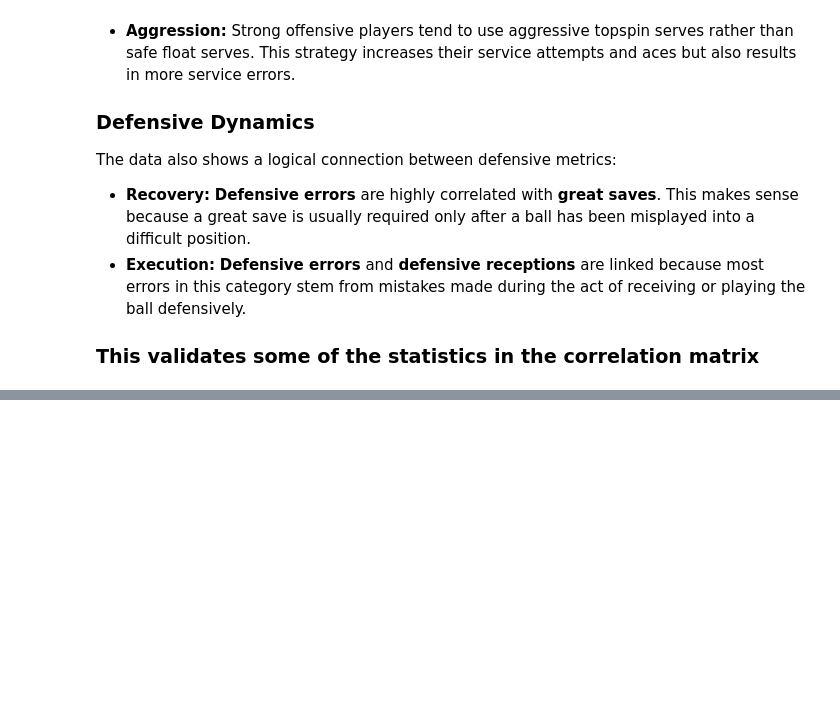
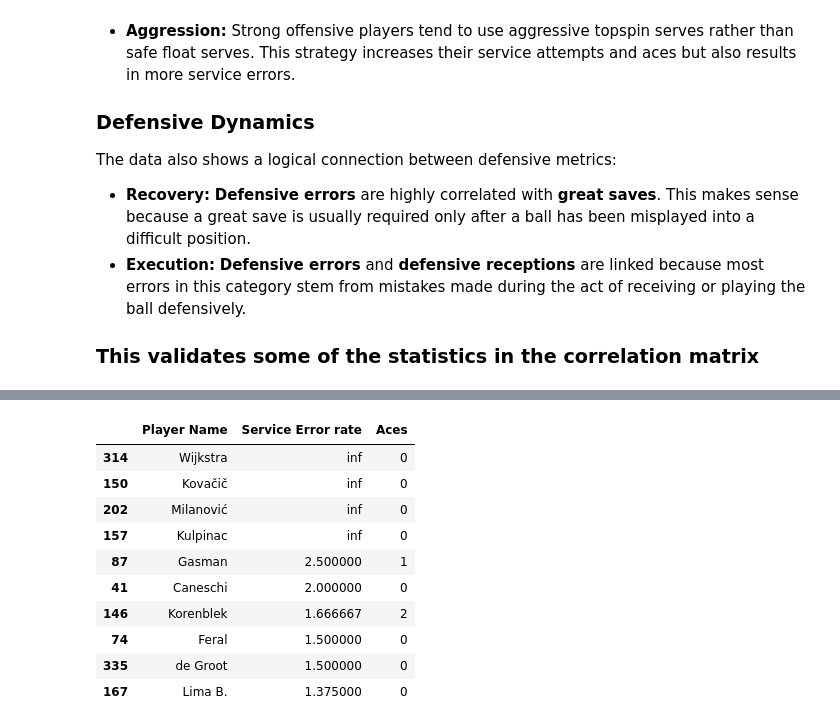
Before and after one commit to Noahgeorge21/Volleyball_EDA, a Jupyter notebook: vb_EDA.ipynb, the cells around one changed output, grey strips where cells are left out. Saved outputs shown, nothing was run; the diff lists cells and outputs as text; code cells hidden in the pictures; blank space fills up the shorter version.

```diff
--- a/vb_EDA.ipynb
+++ b/vb_EDA.ipynb
@@ -218,0 +298,15 @@ The data also shows a logical connection between defensive metrics:
+# %%
+serve_error_ace = df.loc[:, ['Player Name', 'Service Error rate', 'Aces']].replace('inf', 0)
+serve_error_ace.sort_values(by='Service Error rate', ascending=False).head(10)
+# %% [output]
+|  | Player Name | Service Error rate | Aces |
+| 314 | Wijkstra | inf | 0 |
+| 150 | Kovačič | inf | 0 |
+| 202 | Milanović | inf | 0 |
+| 157 | Kulpinac | inf | 0 |
+| 87 | Gasman | 2.500000 | 1 |
+| 41 | Caneschi | 2.000000 | 0 |
+| 146 | Korenblek | 1.666667 | 2 |
+| 74 | Feral | 1.500000 | 0 |
+| 335 | de Groot | 1.500000 | 0 |
+| 167 | Lima B. | 1.375000 | 0 |
```
Also changed, not shown: parts of 11 cells of this notebook.
